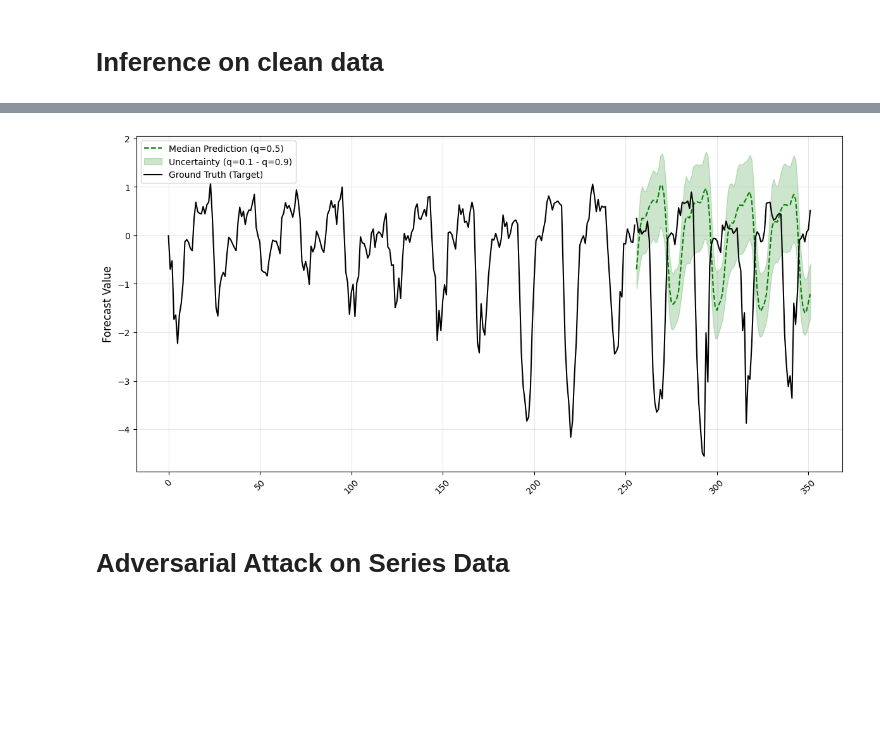
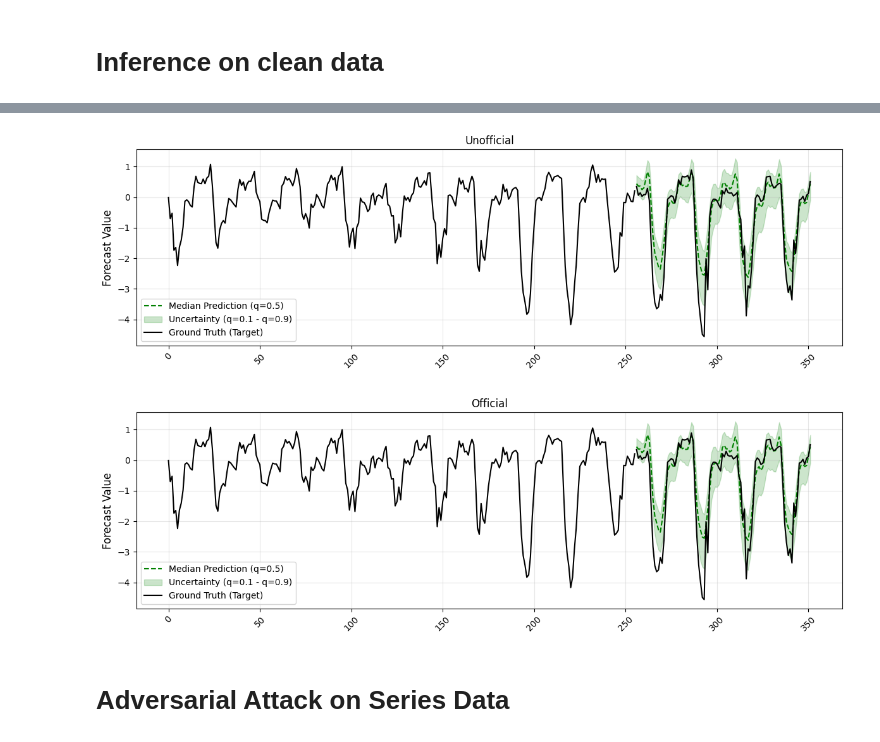
Before and after one commit to imJiawen/timesfm, a Jupyter notebook: adv_torch.ipynb, the cells around one changed output, grey strips where cells are left out. Cells and saved outputs as stored; diff of their text form; code cells hidden in the pictures; blank space fills up the shorter version.

Commit message:
adjuust the unofficial model

```diff
--- a/adv_torch.ipynb
+++ b/adv_torch.ipynb
@@ -30,7 +21,7 @@ E0000 00:00:1735486459.919882 3513914 cuda_blas.cc:1418] Unable to register cuBL
 # %% [markdown]
 ## Visualization
 # %%
-def plot_results_with_quantile(input_data, target_data, forecast_df):
+def plot_results_with_quantile(input_data, target_data, forecast_df, title=None):
     y_median = forecast_df[:, 5]  # 中位数（q=0.5）
     y_lower = forecast_df[:, 1]  # 最低分位数（q=0.1）
     y_upper = forecast_df[:, 9]  # 最高分位数（q=0.9）
@@ -42,7 +33,7 @@ def plot_results_with_quantile(input_data, target_data, forecast_df):
 
     x = range(len(input_data), len(input_data) + len(target_data))
 
-    plt.figure(figsize=(12, 6))
+    plt.figure(figsize=(12, 4))
     plt.plot(x, y_median, label="Median Prediction (q=0.5)", color="green", linestyle="--")
 
     # Uncertainty
@@ -58,6 +49,9 @@ def plot_results_with_quantile(input_data, target_data, forecast_df):
     plt.grid(True, alpha=0.3)
     plt.xticks(rotation=45)
 
+    if title is not None:
+        plt.title(title, fontsize=12)
+
     # 显示图形
     plt.tight_layout()
     plt.show()
@@ -174,4 +159,13 @@ tfm = TimesFm(
 # %%
+import timesfm_torch.model.timesfm as timesfm_torch
+
+tfm = timesfm_torch.TimesFm(
+	context_len=context_length,
+	input_patch_len=batch_size,
+	output_patch_len=128,
+	horizon_len=prediction_length
+	).to(device)
+
 loaded_checkpoint = '/home/v-zhangjiaw/code/timesfm/timesfm_torch/ckpt'
 tfm.load_from_checkpoint(loaded_checkpoint)
 # %% [markdown]
@@ -185,7 +179,9 @@ quantile_forecasts_list = []
 pred_target = []
 input_data = []
 
+# test_model = tfm_torch
 train_batches, val_batches, test_batches = get_dataset(dataset, context_length, prediction_length, batch_size)
+
 for batch in test_batches.as_numpy_iterator():
     past = batch[0]
     actuals = batch[3]
@@ -193,20 +189,21 @@ for batch in test_batches.as_numpy_iterator():
     actuals_tensor = torch.tensor(actuals)
     past_tensor = past_tensor.to(device)
     actuals_tensor = actuals_tensor.to(device)
+
+
+    # Unofficial
+    forecasts, quantile_forecasts = tfm.forecast(past_tensor.to(device), freq=0, normalize=True)
+
+    # Official
     # forecasts, quantile_forecasts = tfm.forecast(list(past), [0] * past.shape[0], normalize=True)
-    # forecasts = forecasts[:, 0 : actuals.shape[1]]
-    forecasts = tfm(past_tensor.to(device), freq=0)
-    # TODO: check the following processing of model output
-    quantile_forecasts = forecasts[:,:,:actuals_tensor.size(1),:]
-    forecasts = forecasts[:,0,:actuals_tensor.size(1),0]
+    # forecasts = torch.tensor(forecasts).to(device)
+    # quantile_forecasts = torch.tensor(quantile_forecasts).to(device)
 
     input_data.append(past_tensor)
     pred_target.append(actuals_tensor)
     forecasts_list.append(forecasts)
     quantile_forecasts_list.append(quantile_forecasts)
 
-    # mse_losses.append(np.mean(np.square(forecasts - actuals)))
-    # mae_losses.append(np.abs(forecasts - actuals).mean())
     mse_losses.append((forecasts - actuals_tensor) ** 2)
     mae_losses.append(torch.abs(forecasts - actuals_tensor))
 
@@ -217,4 +214,8 @@ average_mse_loss = torch.mean(torch.cat(mse_losses, dim=0))
 average_mae_loss = torch.mean(torch.cat(mae_losses, dim=0))
 
 print(f'Average MAE Loss: {average_mae_loss.item()}, Average MSE Loss: {average_mse_loss.item()}')
+
+quantile_forecasts_tensor = torch.stack(quantile_forecasts_list,dim=0)
+input_data_tensor = torch.stack(input_data,dim=0)
+pred_target_tensor = torch.stack(pred_target,dim=0)
 # %% [output]
@@ -229,11 +223,11 @@ Average MAE Loss: 0.84360271692276, Average MSE Loss: 1.7091566324234009
 # %%
-quantile_forecasts_tensor = torch.stack(quantile_forecasts_list,dim=0)
-input_data_tensor = torch.stack(input_data,dim=0)
-pred_target_tensor = torch.stack(pred_target,dim=0)
-
-plot_results_with_quantile(input_data_tensor.cpu().detach()[0,0], pred_target_tensor.cpu().detach()[0,0], quantile_forecasts_tensor[0,0, 0,: ,:].cpu().detach())
+plot_results_with_quantile(input_data_tensor.cpu().detach()[0,0], pred_target_tensor.cpu().detach()[0,0], quantile_forecasts_tensor[0, 0,: ,:].cpu().detach(), title='Unofficial')
 # %% [output]
-[figure, old version]
+[figure, new version]
+# %%
+plot_results_with_quantile(input_data_tensor.cpu().detach()[0,0], pred_target_tensor.cpu().detach()[0,0], quantile_forecasts_tensor[0, 0,: ,:].cpu().detach(), title='Official')
+# %% [output]
+[figure, added]
 # %% [markdown]
 # Adversarial Attack on Series Data
 # %%
```
Also changed, not shown: parts of 13 cells of this notebook, 6 other files.
